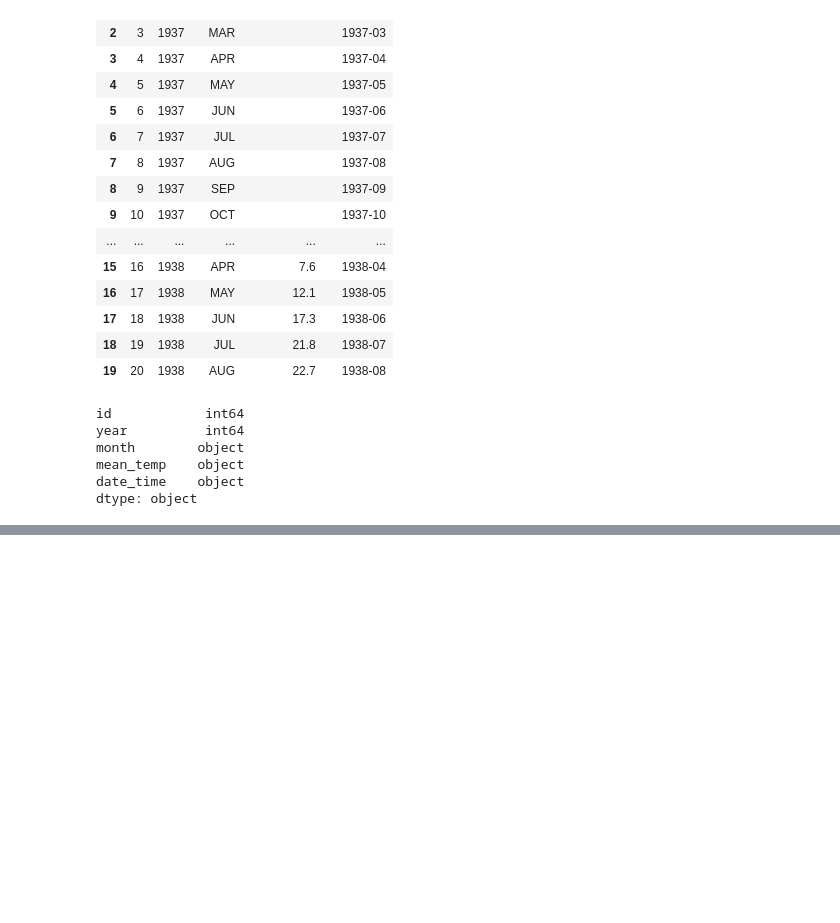
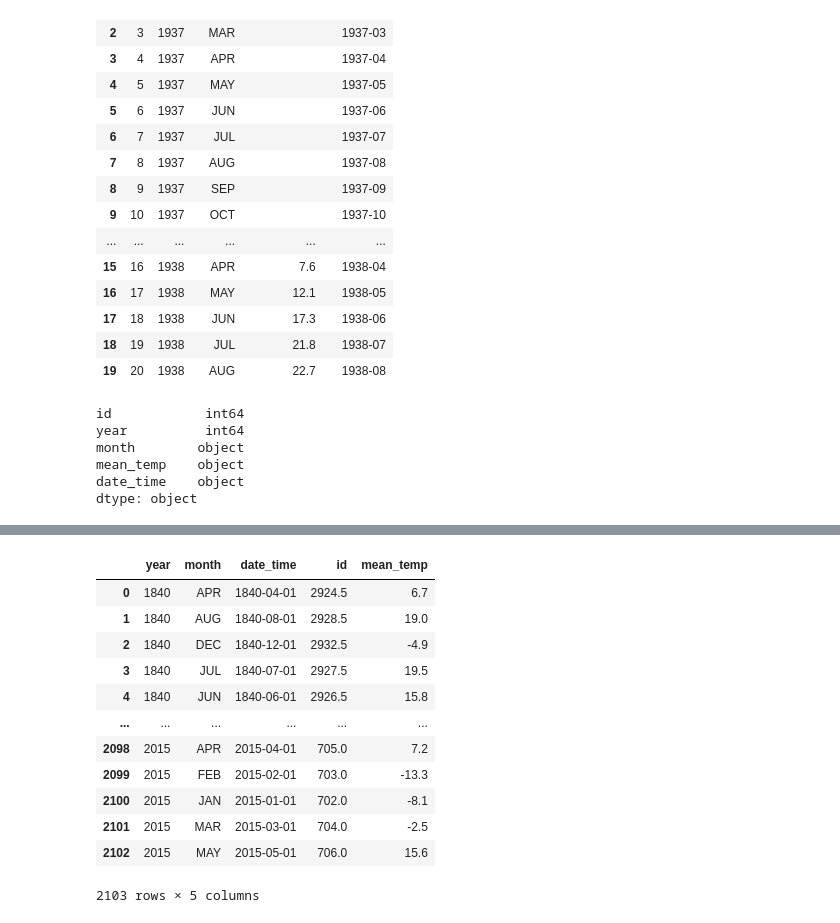
Before and after one commit to MoneyGeng/Weather-Forecasting-with-Machine-Learning, a Jupyter notebook: SQL- ETL.ipynb, the cells around one changed output, grey strips where cells are left out. Drawn from its saved outputs; the diff is of its cells as text; code cells hidden in the pictures; blank space fills up the shorter version.

```diff
--- a/SQL- ETL.ipynb
+++ b/SQL- ETL.ipynb
@@ -157,7 +211,21 @@ dtype: object
 # %%
 # Find the average of the mean_temp based on date_time
-average_df = cleaned_df.groupby(['year','month', 'date_time']).mean().reset_index()
+average_df = cleaned_NA_df.groupby(['year','month', 'date_time']).mean().reset_index()
 average_df
+# %% [output]
+|  | year | month | date_time | id | mean_temp |
+| 0 | 1840 | APR | 1840-04-01 | 2924.5 | 6.7 |
+| 1 | 1840 | AUG | 1840-08-01 | 2928.5 | 19.0 |
+| 2 | 1840 | DEC | 1840-12-01 | 2932.5 | -4.9 |
+| 3 | 1840 | JUL | 1840-07-01 | 2927.5 | 19.5 |
+| 4 | 1840 | JUN | 1840-06-01 | 2926.5 | 15.8 |
+| ... | ... | ... | ... | ... | ... |
+| 2098 | 2015 | APR | 2015-04-01 | 705.0 | 7.2 |
+| 2099 | 2015 | FEB | 2015-02-01 | 703.0 | -13.3 |
+| 2100 | 2015 | JAN | 2015-01-01 | 702.0 | -8.1 |
+| 2101 | 2015 | MAR | 2015-03-01 | 704.0 | -2.5 |
+| 2102 | 2015 | MAY | 2015-05-01 | 706.0 | 15.6 |
+2103 rows × 5 columns
 # %%
 #sort df by date_time
 average_df.sort_values('date_time', ascending = True)
```
Also changed, not shown: parts of 8 cells of this notebook.
